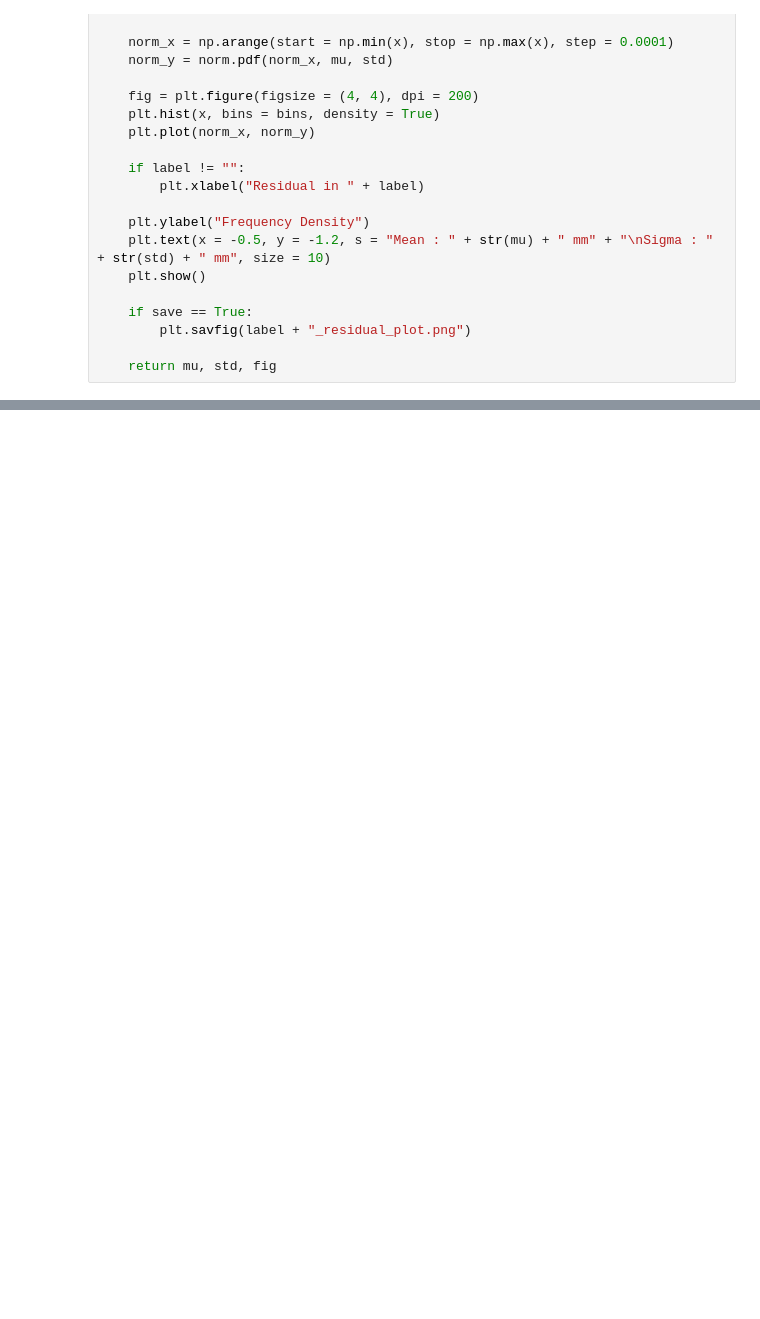
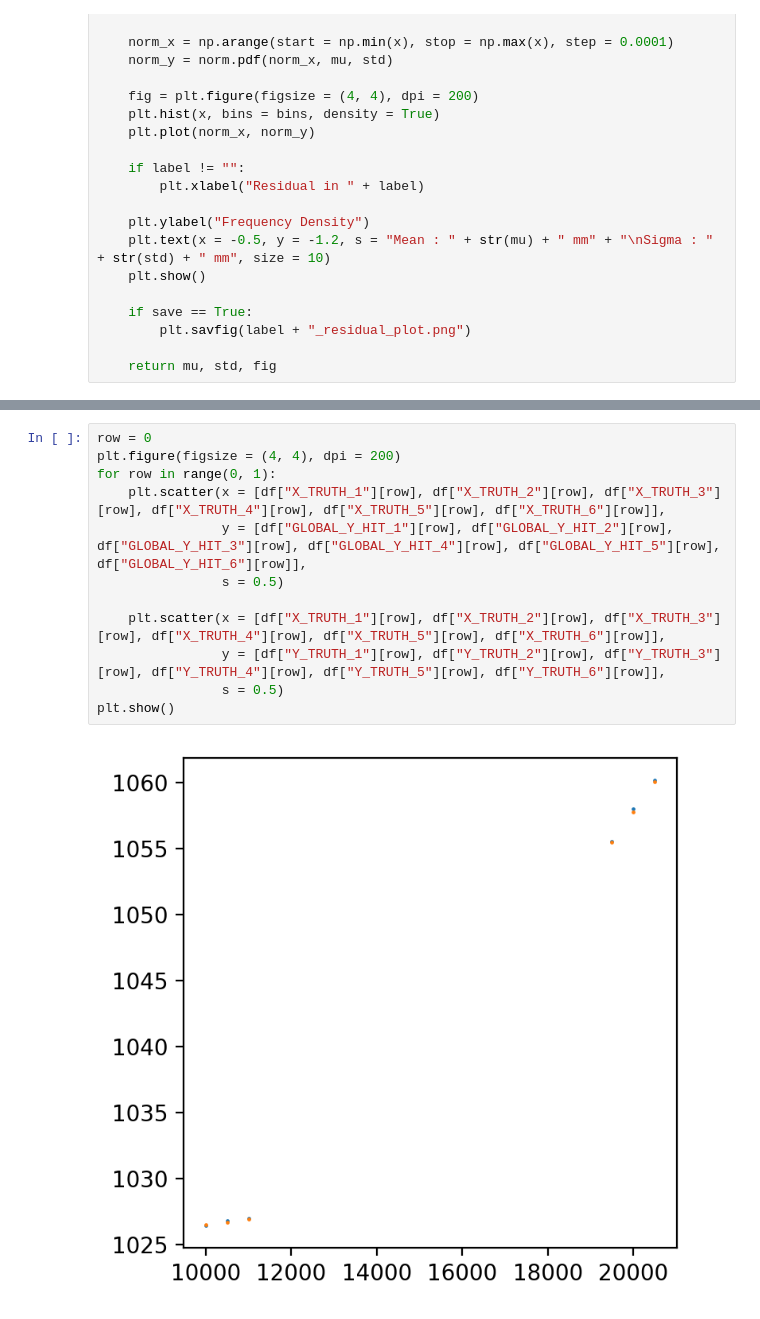
Before and after one commit to ldk111/FASER-2-MPhys-Project, a Jupyter notebook: Analysis/analysis.ipynb, the cells around one changed output, grey strips where cells are left out. Cells and saved outputs as stored; diff of their text form; blank space fills up the shorter version.

```diff
--- a/Analysis/analysis.ipynb
+++ b/Analysis/analysis.ipynb
@@ -68,0 +76,14 @@ mu, std, fig = Residual_Plot(df["LOCAL_Y_HIT_3"] - df["Y_TRUTH_3"], label = "Y G
+# %%
+row = 0
+plt.figure(figsize = (4, 4), dpi = 200)
+for row in range(0, 1):
+    plt.scatter(x = [df["X_TRUTH_1"][row], df["X_TRUTH_2"][row], df["X_TRUTH_3"][row], df["X_TRUTH_4"][row], df["X_TRUTH_5"][row], df["X_TRUTH_6"][row]],
+                y = [df["GLOBAL_Y_HIT_1"][row], df["GLOBAL_Y_HIT_2"][row], df["GLOBAL_Y_HIT_3"][row], df["GLOBAL_Y_HIT_4"][row], df["GLOBAL_Y_HIT_5"][row], df["GLOBAL_Y_HIT_6"][row]],
+                s = 0.5)
+
+    plt.scatter(x = [df["X_TRUTH_1"][row], df["X_TRUTH_2"][row], df["X_TRUTH_3"][row], df["X_TRUTH_4"][row], df["X_TRUTH_5"][row], df["X_TRUTH_6"][row]],
+                y = [df["Y_TRUTH_1"][row], df["Y_TRUTH_2"][row], df["Y_TRUTH_3"][row], df["Y_TRUTH_4"][row], df["Y_TRUTH_5"][row], df["Y_TRUTH_6"][row]],
+                s = 0.5)
+plt.show()
+# %% [output]
+[figure, added]
```
Also changed, not shown: parts of 3 cells of this notebook, 6 other files.
